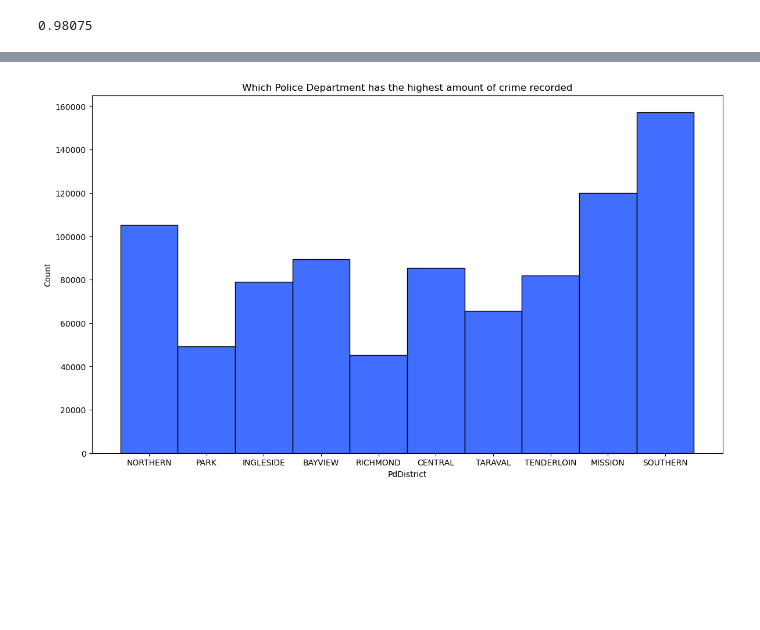
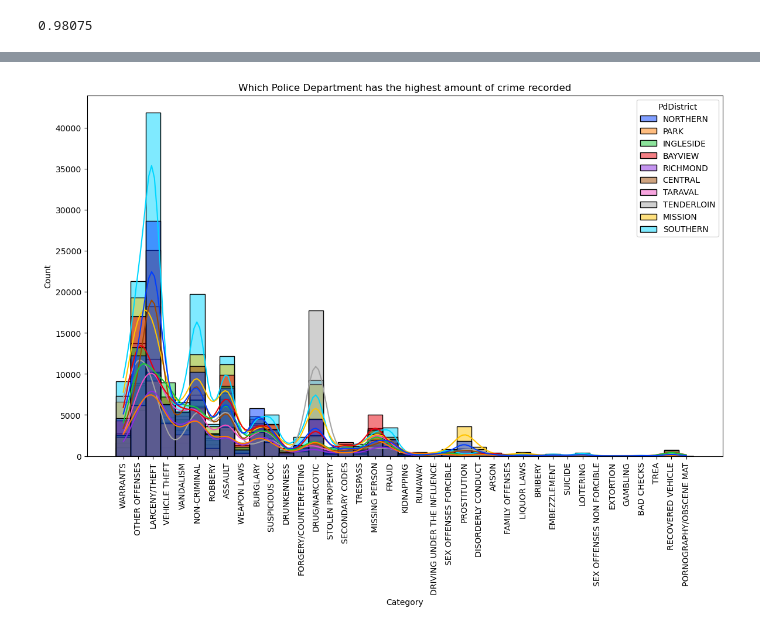
Before and after one commit to msnkr/kaggle_comps, a Jupyter notebook: San Francisco Crime Classification/Untitled.ipynb, the cells around one changed output, grey strips where cells are left out. Saved outputs shown, nothing was run; the diff lists cells and outputs as text; code cells hidden in the pictures; blank space fills up the shorter version.

```diff
--- a/San Francisco Crime Classification/Untitled.ipynb
+++ b/San Francisco Crime Classification/Untitled.ipynb
@@ -147,6 +147,7 @@ df.head()
 | 4 | LARCENY/THEFT | GRAND THEFT FROM LOCKED AUTO | Wednesday | PARK | NONE | 100 Block of BRODERICK ST | -122.438738 | 37.771541 | 2015 | 5 | ... |
 # %%
 plt.title("Which Police Department has the highest amount of crime recorded")
-sns.histplot(data=df, x="PdDistrict");
+sns.histplot(data=df, x="Category", hue="PdDistrict", kde=True)
+plt.xticks(rotation=90);
 # %% [output]
-[figure, old version]
+[figure, new version]
```
Also changed, not shown: parts of 8 cells of this notebook.
